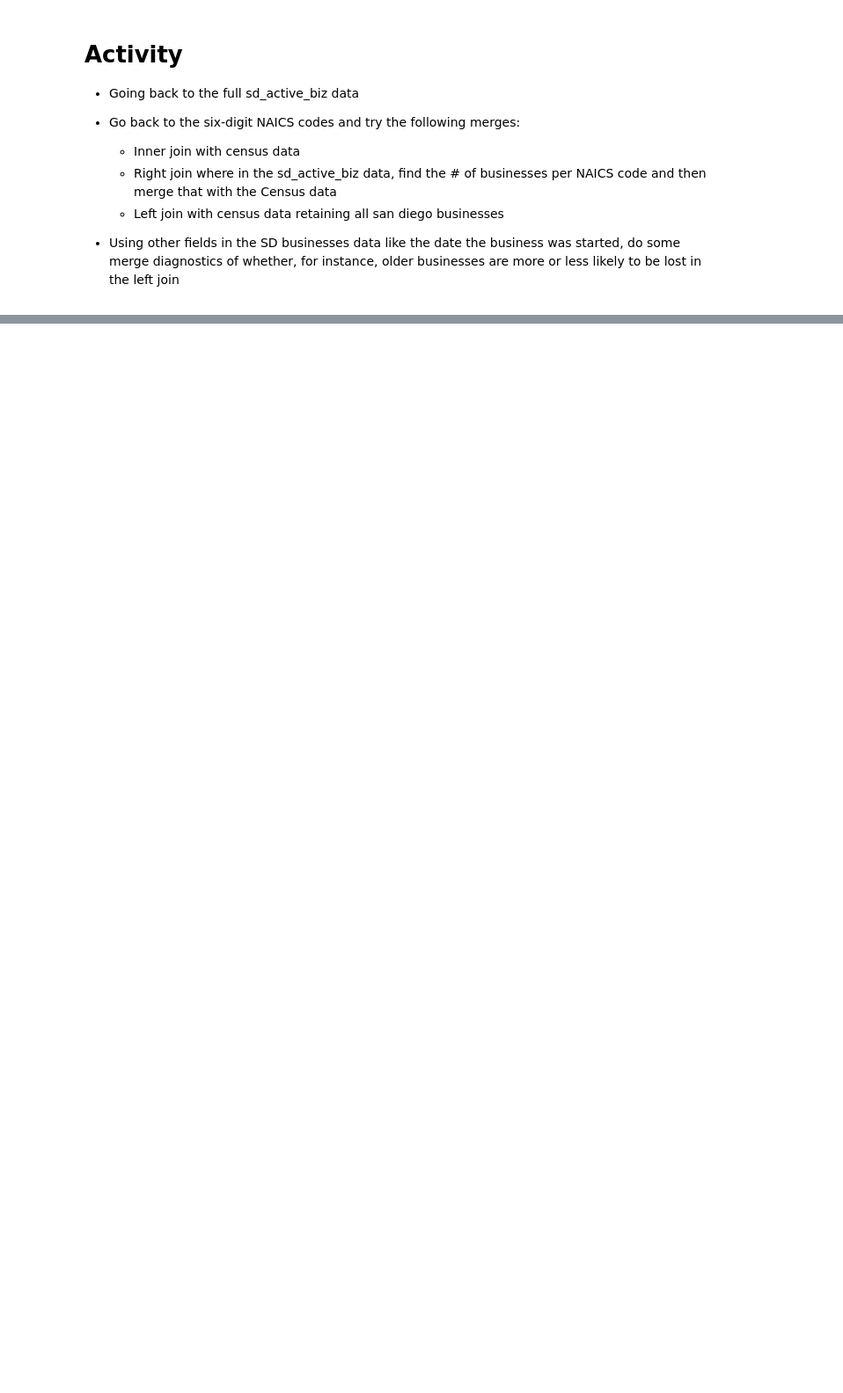
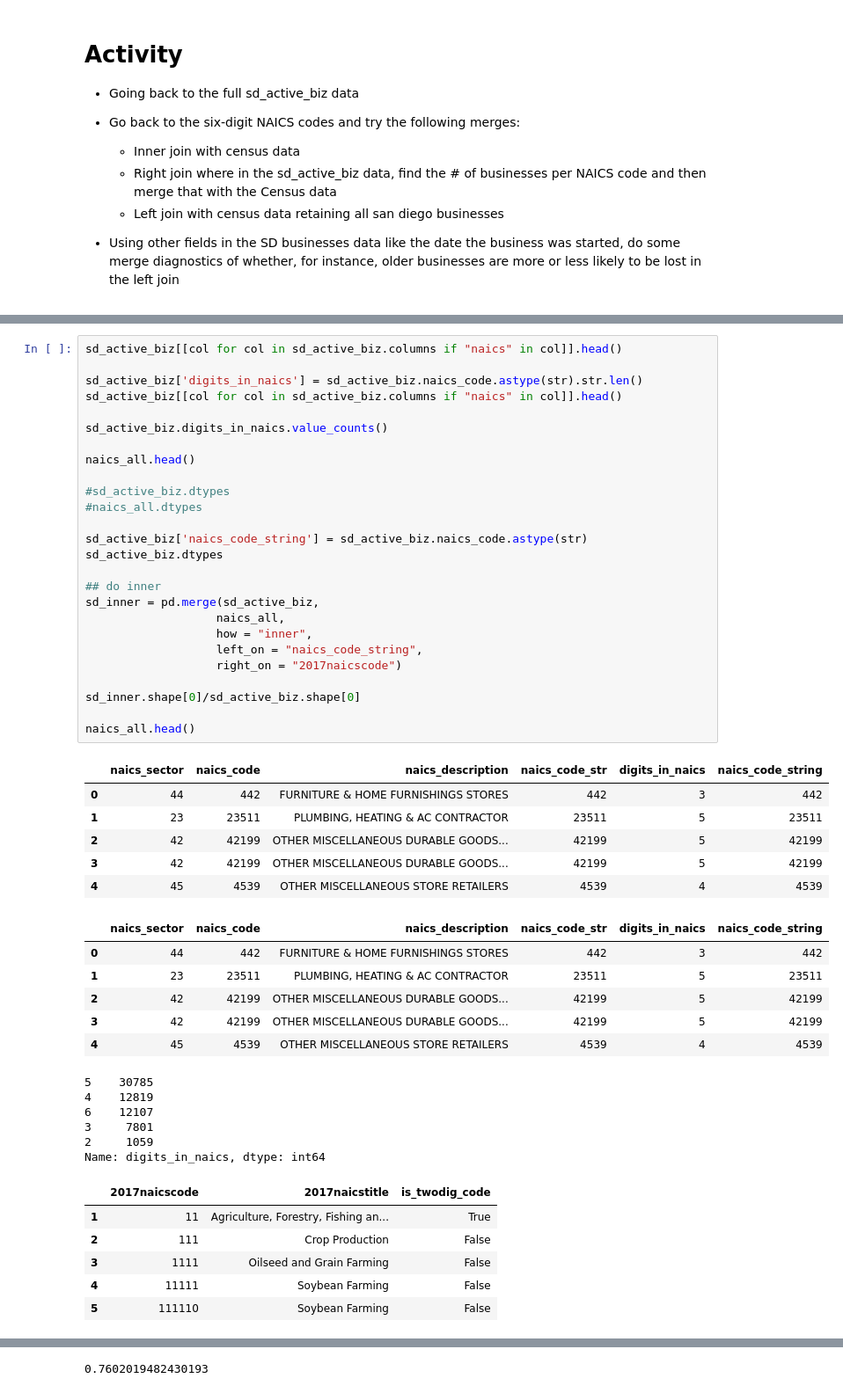
Before and after one commit to rebeccajohnson88/qss20_slides_activities, a Jupyter notebook: activities/03_merging_session1.ipynb, the cells around one changed output, grey strips where cells are left out. Shown at 88% size. Drawn from its saved outputs; the diff is of its cells as text; blank space fills up the shorter version.

```diff
--- a/activities/03_merging_session1.ipynb
+++ b/activities/03_merging_session1.ipynb
@@ -357,0 +397,51 @@ Name: naics_merge_status, dtype: int64
+# %%
+sd_active_biz[[col for col in sd_active_biz.columns if "naics" in col]].head()
+
+sd_active_biz['digits_in_naics'] = sd_active_biz.naics_code.astype(str).str.len()
+sd_active_biz[[col for col in sd_active_biz.columns if "naics" in col]].head()
+
+sd_active_biz.digits_in_naics.value_counts()
+
+naics_all.head()
+
+#sd_active_biz.dtypes
+#naics_all.dtypes
+
+sd_active_biz['naics_code_string'] = sd_active_biz.naics_code.astype(str)
+sd_active_biz.dtypes
+
+## do inner
+sd_inner = pd.merge(sd_active_biz,
+                   naics_all,
+                   how = "inner",
+                   left_on = "naics_code_string",
+                   right_on = "2017naicscode")
+
+sd_inner.shape[0]/sd_active_biz.shape[0]
+
+naics_all.head()
+# %% [output]
+|  | naics_sector | naics_code | naics_description | naics_code_str | digits_in_naics | naics_code_string |
+| 0 | 44 | 442 | FURNITURE & HOME FURNISHINGS STORES | 442 | 3 | 442 |
+| 1 | 23 | 23511 | PLUMBING, HEATING & AC CONTRACTOR | 23511 | 5 | 23511 |
+| 2 | 42 | 42199 | OTHER MISCELLANEOUS DURABLE GOODS... | 42199 | 5 | 42199 |
+| 3 | 42 | 42199 | OTHER MISCELLANEOUS DURABLE GOODS... | 42199 | 5 | 42199 |
+| 4 | 45 | 4539 | OTHER MISCELLANEOUS STORE RETAILERS | 4539 | 4 | 4539 |
+|  | naics_sector | naics_code | naics_description | naics_code_str | digits_in_naics | naics_code_string |
+| 0 | 44 | 442 | FURNITURE & HOME FURNISHINGS STORES | 442 | 3 | 442 |
+| 1 | 23 | 23511 | PLUMBING, HEATING & AC CONTRACTOR | 23511 | 5 | 23511 |
+| 2 | 42 | 42199 | OTHER MISCELLANEOUS DURABLE GOODS... | 42199 | 5 | 42199 |
+| 3 | 42 | 42199 | OTHER MISCELLANEOUS DURABLE GOODS... | 42199 | 5 | 42199 |
+| 4 | 45 | 4539 | OTHER MISCELLANEOUS STORE RETAILERS | 4539 | 4 | 4539 |
+5    30785
+4    12819
+6    12107
+3     7801
+2     1059
+Name: digits_in_naics, dtype: int64
+|  | 2017naicscode | 2017naicstitle | is_twodig_code |
+| 1 | 11 | Agriculture, Forestry, Fishing an... | True |
+| 2 | 111 | Crop Production | False |
+| 3 | 1111 | Oilseed and Grain Farming | False |
+| 4 | 11111 | Soybean Farming | False |
+| 5 | 111110 | Soybean Farming | False |
@@ -357,0 +465 @@ Name: naics_merge_status, dtype: int64
+0.7602019482430193
```
Also changed, not shown: parts of 9 cells of this notebook.
